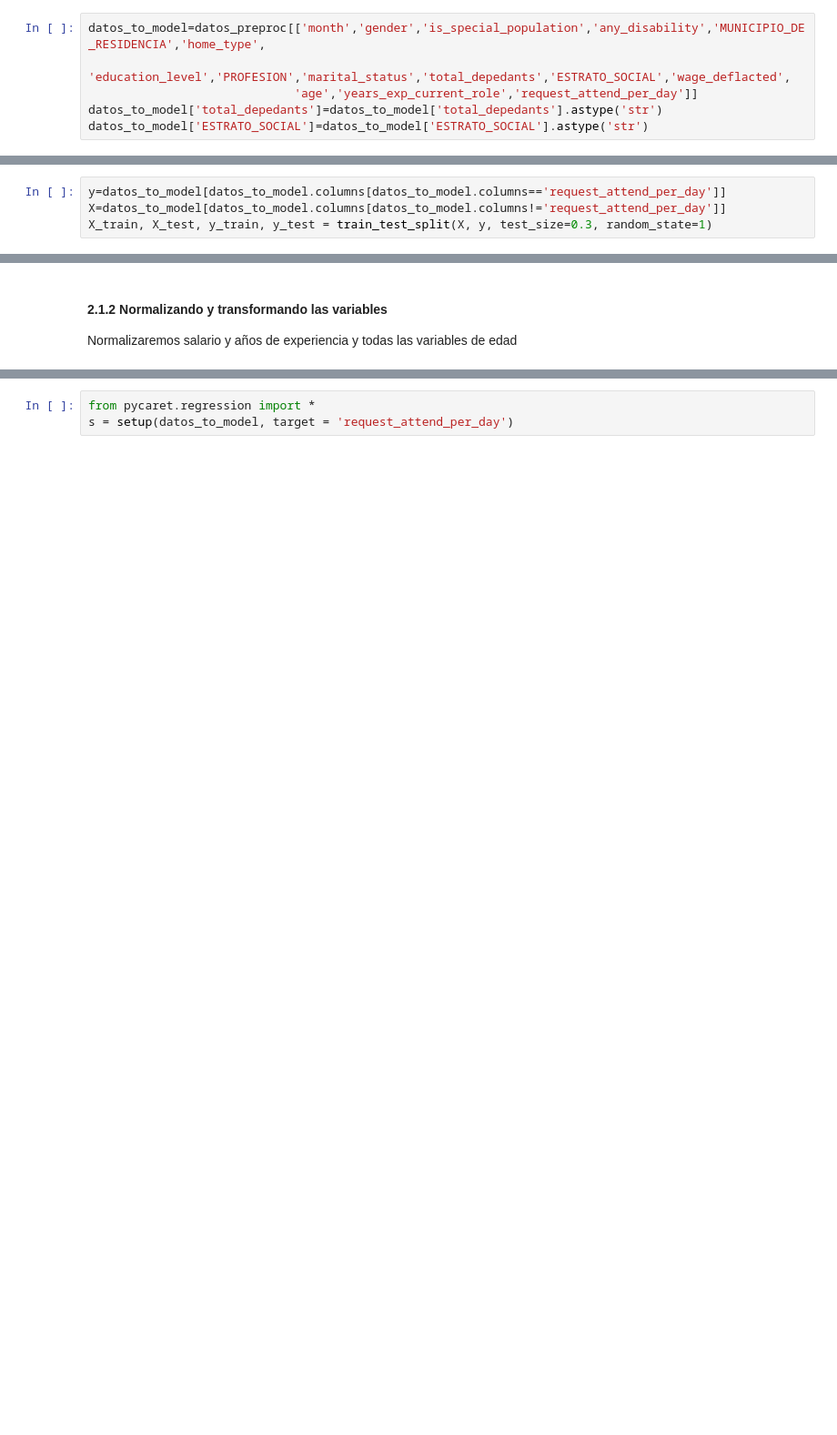
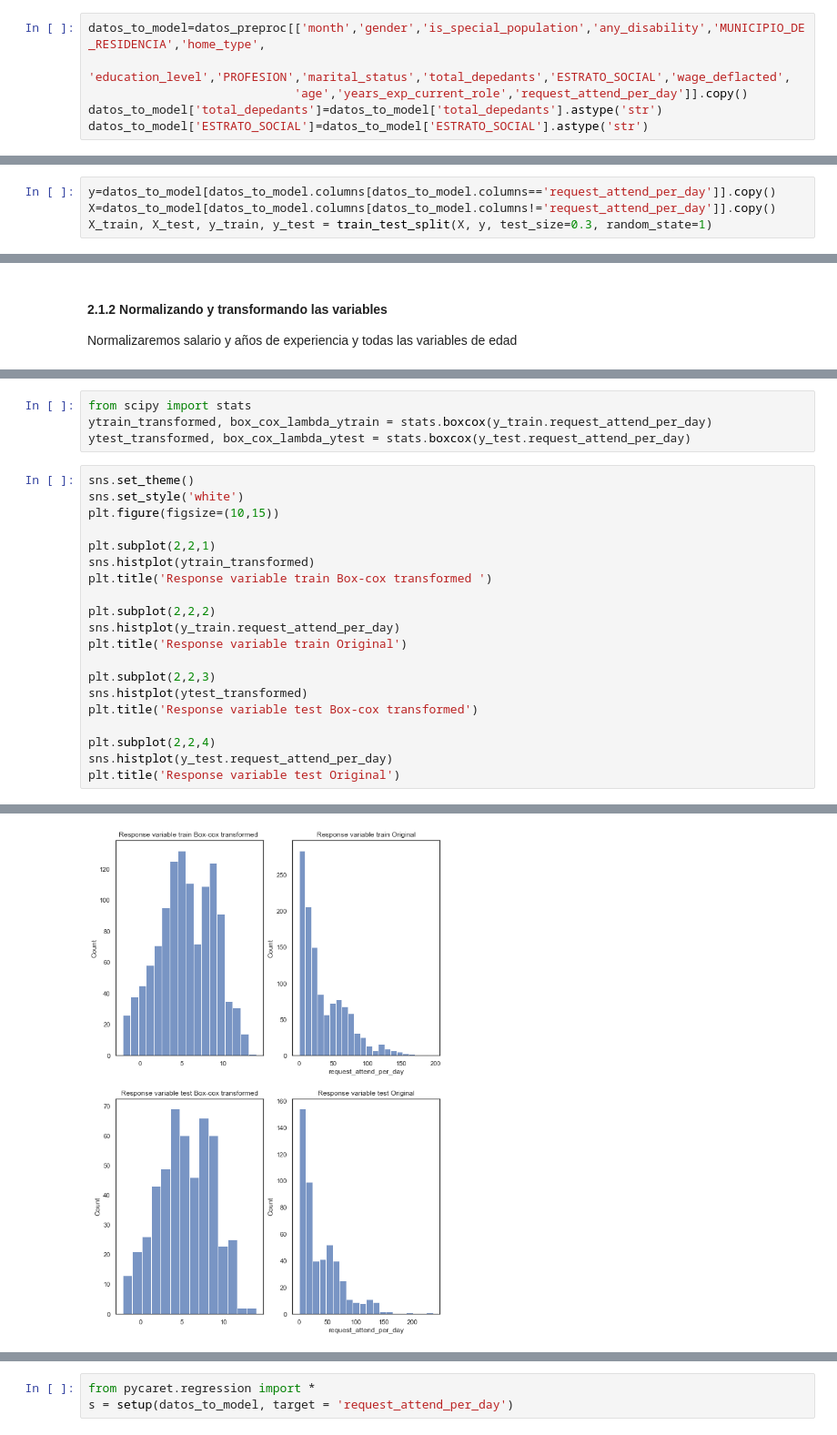
Before and after one commit to androdriguezr/Team_224, a Jupyter notebook: Proyecto/Codigo/Modelling/Pycaret_Modelling.ipynb, the cells around one changed output, grey strips where cells are left out. Shown at 91% size. Saved outputs shown, nothing was run; the diff lists cells and outputs as text; blank space fills up the shorter version.

```diff
--- a/Proyecto/Codigo/Modelling/Pycaret_Modelling.ipynb
+++ b/Proyecto/Codigo/Modelling/Pycaret_Modelling.ipynb
@@ -90,7 +76,7 @@ datos_preproc['total_depedants']=datos_preproc['other_on_charge_person']+datos_p
 # %%
 datos_to_model=datos_preproc[['month','gender','is_special_population','any_disability','MUNICIPIO_DE_RESIDENCIA','home_type',
                              'education_level','PROFESION','marital_status','total_depedants','ESTRATO_SOCIAL','wage_deflacted',
-                             'age','years_exp_current_role','request_attend_per_day']]
+                             'age','years_exp_current_role','request_attend_per_day']].copy()
 datos_to_model['total_depedants']=datos_to_model['total_depedants'].astype('str')
 datos_to_model['ESTRATO_SOCIAL']=datos_to_model['ESTRATO_SOCIAL'].astype('str')
 # %%
@@ -141,6 +127,6 @@ datos_to_model['age5']=datos_to_model['age']**5
 # %% [markdown]
 Utilzamos un split de 70/30, sin embargo, solo usaremos este ejercicio con fin de tener una referencia de potenciales variables significativas. siendo el peor modelo y luego ir viendo como se comporta a futuro
 # %%
-y=datos_to_model[datos_to_model.columns[datos_to_model.columns=='request_attend_per_day']]
-X=datos_to_model[datos_to_model.columns[datos_to_model.columns!='request_attend_per_day']]
+y=datos_to_model[datos_to_model.columns[datos_to_model.columns=='request_attend_per_day']].copy()
+X=datos_to_model[datos_to_model.columns[datos_to_model.columns!='request_attend_per_day']].copy()
 X_train, X_test, y_train, y_test = train_test_split(X, y, test_size=0.3, random_state=1)
@@ -175,0 +178,25 @@ X_test[['wage_imputed','years_exp_current_role','age','age2','age3','age4','age5
+# %%
+from scipy import stats
+ytrain_transformed, box_cox_lambda_ytrain = stats.boxcox(y_train.request_attend_per_day)
+ytest_transformed, box_cox_lambda_ytest = stats.boxcox(y_test.request_attend_per_day)
+# %%
+sns.set_theme()
+sns.set_style('white')
+plt.figure(figsize=(10,15))
+
+plt.subplot(2,2,1)
+sns.histplot(ytrain_transformed)
+plt.title('Response variable train Box-cox transformed ')
+
+plt.subplot(2,2,2)
+sns.histplot(y_train.request_attend_per_day)
+plt.title('Response variable train Original')
+
+plt.subplot(2,2,3)
+sns.histplot(ytest_transformed)
+plt.title('Response variable test Box-cox transformed')
+
+plt.subplot(2,2,4)
+sns.histplot(y_test.request_attend_per_day)
+plt.title('Response variable test Original')
+# %% [output]
@@ -175,0 +204 @@ X_test[['wage_imputed','years_exp_current_role','age','age2','age3','age4','age5
+[figure, added]
```
Also changed, not shown: parts of 30 cells of this notebook.
